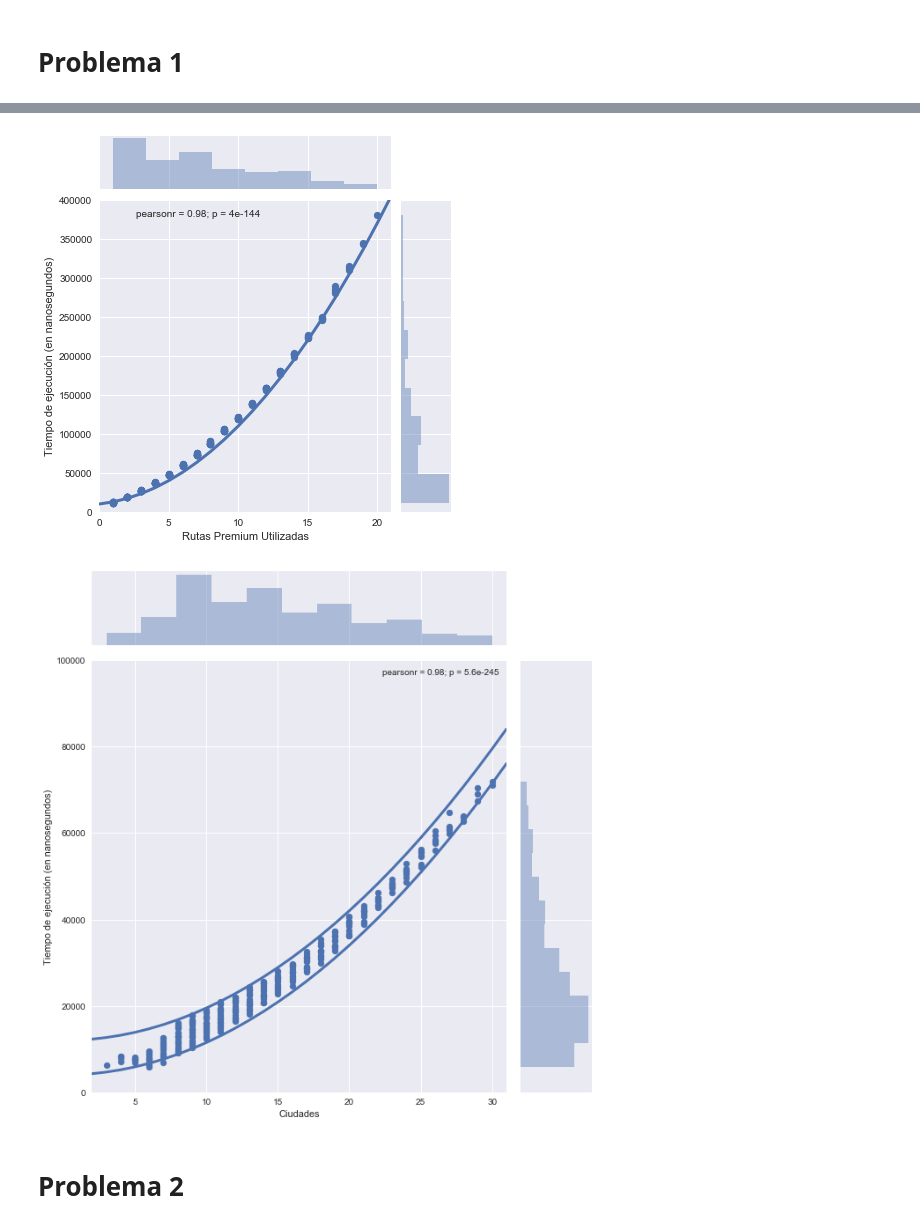
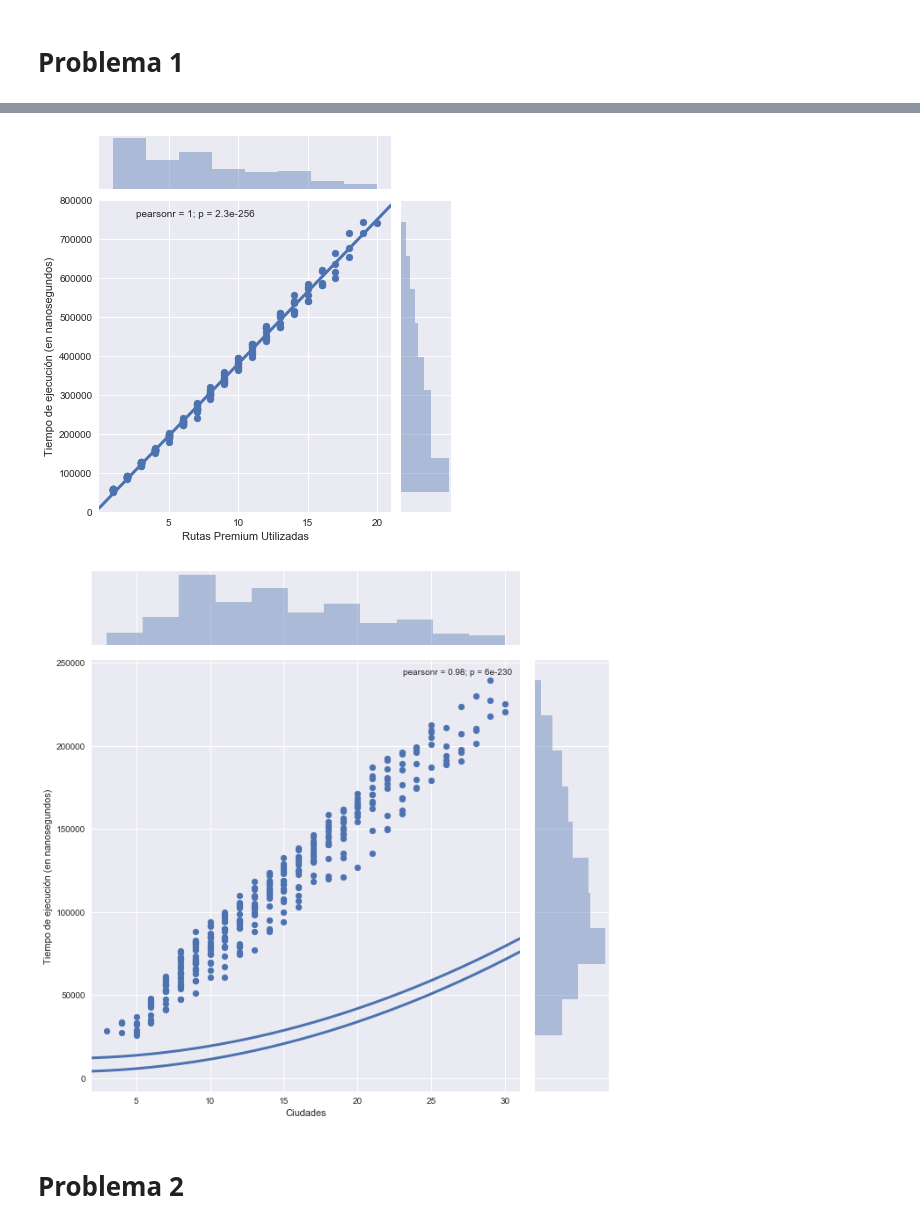
Before and after one commit to ZebaSz/algo3-tp2, a Jupyter notebook: informe/data/Algo3-TP2.ipynb, the cells around one changed output, grey strips where cells are left out. Saved outputs shown, nothing was run; the diff lists cells and outputs as text; code cells hidden in the pictures.

```diff
--- a/informe/data/Algo3-TP2.ipynb
+++ b/informe/data/Algo3-TP2.ipynb
@@ -79,38 +80,38 @@ dfD = df[(df.Ciudades == 10) & (df.Rutas == 30) & (df.TotalPremium > 0) & (df.Li
 
 g = sns.jointplot(
     x='LimitePremium', y=ns, data=dfD,
-    xlim=(0, 21), ylim=(0,400000)
+    xlim=(0, 21), ylim=(0, 800000)
 )
 g.set_axis_labels(xlabel='Rutas Premium Utilizadas', ylabel=tiempo)
-g.ax_joint.set(xticks=[0,5,10,15,20])
+g.ax_joint.set(xticks=[5,10,15,20])
 
 nodos = range(0,22)
-complejidad = [(800 * (n**2) + 2000 * n + 10000) for n in nodos]
+complejidad = [(37000 * n + 10000) for n in nodos]
 g.ax_joint.plot(nodos, complejidad, linewidth=3, color='#4C72B0', zorder=3)
 
 plt.show()
 # %% [output]
-[figure, old version]
+[figure, new version]
 # %%
 dfExtra = df[(df.Ciudades > 0) & (df.Rutas > 0) & (df.TotalPremium == 3) & (df.LimitePremium == 2)]
 
 #g = sns.lmplot(x='Ciudades', y='Nanosegundos', data=dfExtra, size=7, aspect=1.4, order=2)
 #g.set(ylim=(0,100000))
 
 g = sns.jointplot(
     x=ciudades, y=ns, data=dfExtra,
-    xlim=(2, 31), ylim=(0,100000), size=9,
+    xlim=(2, 31), size=9,
 )
 nodos = range(0,32)
 comp1 = [(75 * (n**2) + 4000) for n in nodos]
 g.ax_joint.plot(nodos, comp1, linewidth=3, color='#4C72B0', zorder=3)
 comp2 = [(75 * (n**2) + 12000) for n in nodos]
 g.ax_joint.plot(nodos, comp2, linewidth=3, color='#4C72B0', zorder=3)
 
 g.set_axis_labels(xlabel=ciudades, ylabel=tiempo)
 plt.show()
 # %% [output]
-[figure, old version]
+[figure, new version]
 # %% [markdown]
 # Problema 2
 # %%
```
Also changed, not shown: parts of 3 cells of this notebook, 10 other files.
